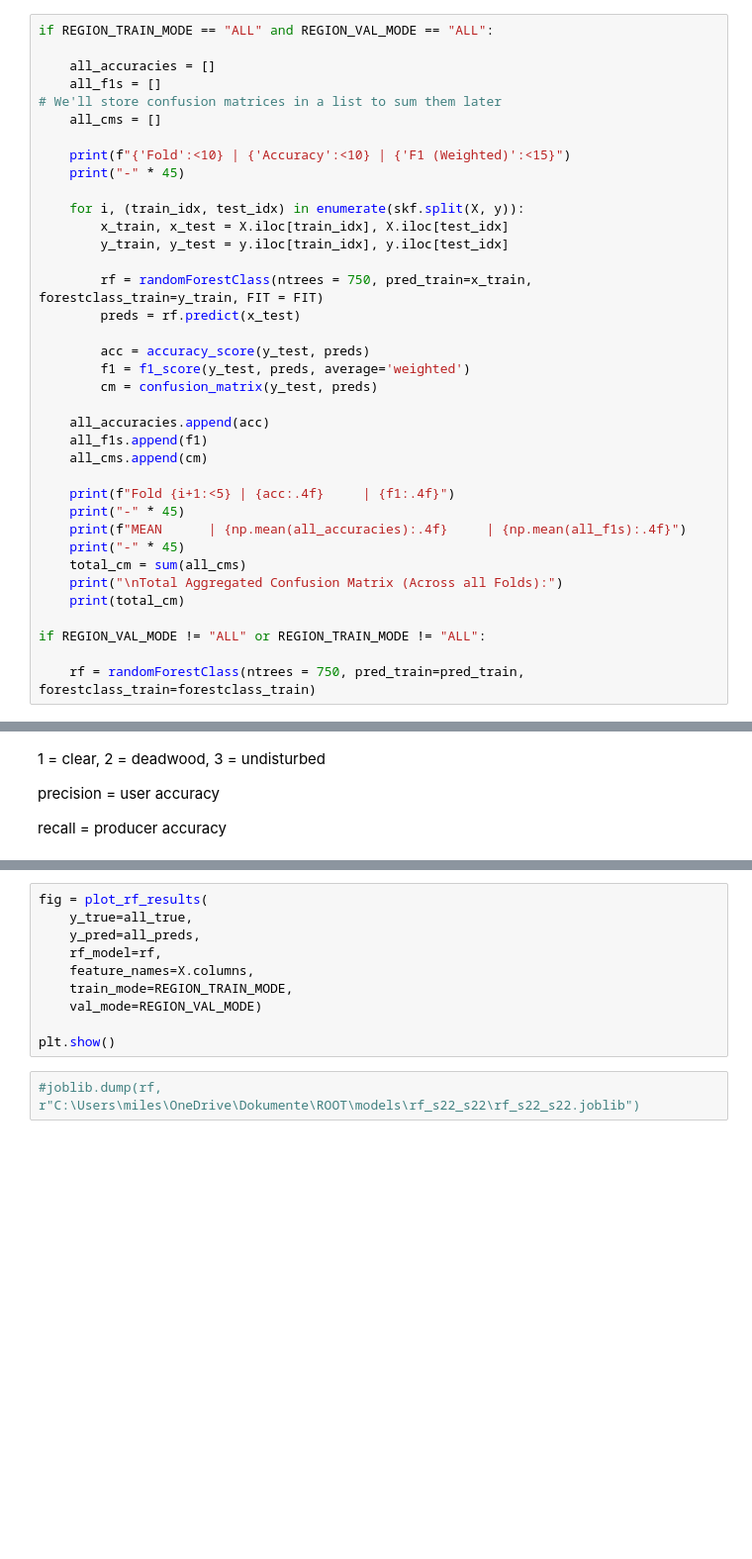
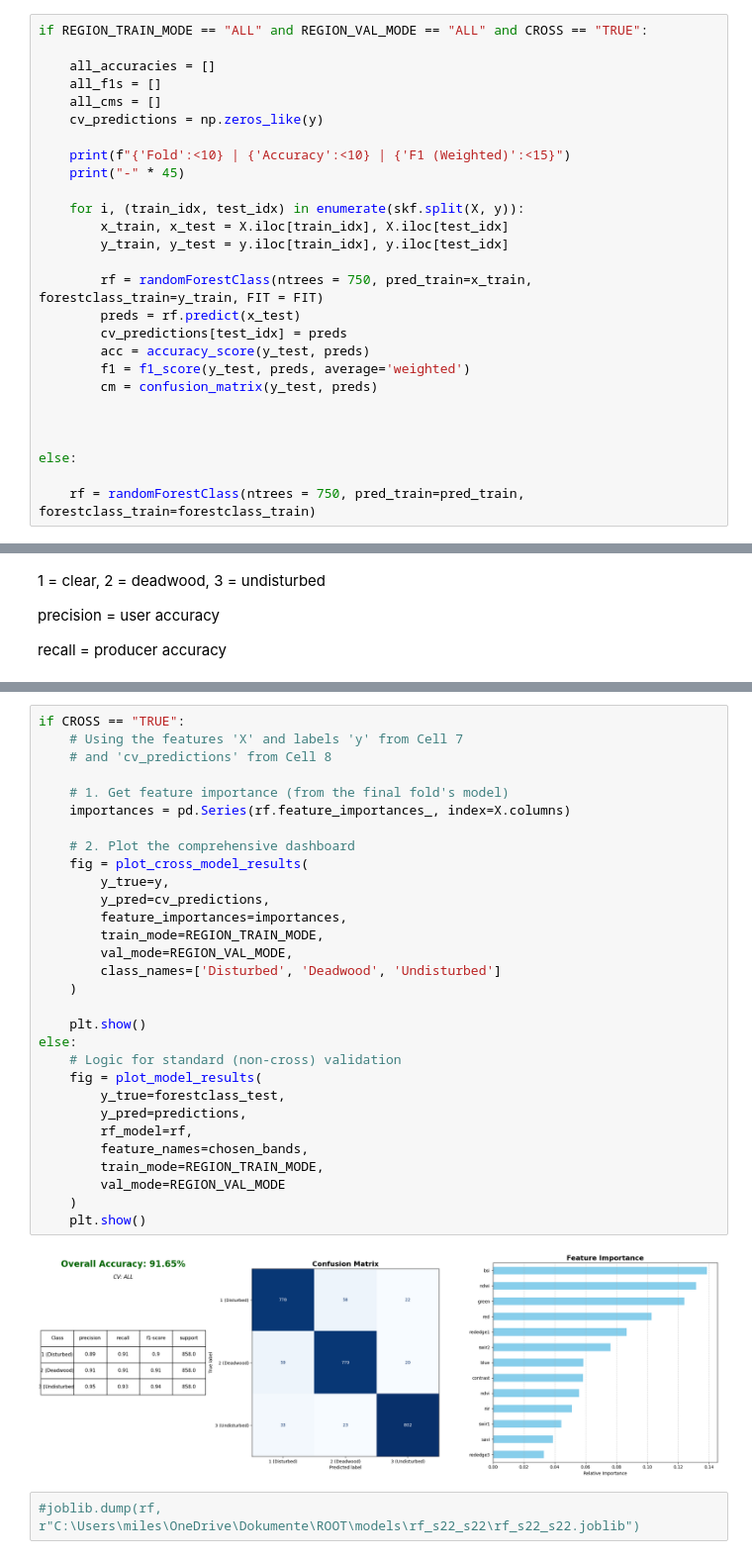
Before and after one commit to milesberberich/ROOT, a Jupyter notebook: RF_TRAINING.ipynb, the cells around one changed output, grey strips where cells are left out. Shown at 99% size. Cells and saved outputs as stored; diff of their text form; blank space fills up the shorter version.

Commit message:
added simplified version for RF_TRAINING

```diff
--- a/RF_TRAINING.ipynb
+++ b/RF_TRAINING.ipynb
@@ -297,12 +313,12 @@ Cross validation will be used
 # %% [markdown]
 ### 3.1 Training
 # %%
-if REGION_TRAIN_MODE == "ALL" and REGION_VAL_MODE == "ALL":
+if REGION_TRAIN_MODE == "ALL" and REGION_VAL_MODE == "ALL" and CROSS == "TRUE":
 
     all_accuracies = []
     all_f1s = []
-# We'll store confusion matrices in a list to sum them later
     all_cms = []
+    cv_predictions = np.zeros_like(y)
 
     print(f"{'Fold':<10} | {'Accuracy':<10} | {'F1 (Weighted)':<15}")
     print("-" * 45)
@@ -313,24 +329,14 @@ if REGION_TRAIN_MODE == "ALL" and REGION_VAL_MODE == "ALL":
 
         rf = randomForestClass(ntrees = 750, pred_train=x_train, forestclass_train=y_train, FIT = FIT)
         preds = rf.predict(x_test)
-
+        cv_predictions[test_idx] = preds
         acc = accuracy_score(y_test, preds)
         f1 = f1_score(y_test, preds, average='weighted')
         cm = confusion_matrix(y_test, preds)
 
-    all_accuracies.append(acc)
-    all_f1s.append(f1)
-    all_cms.append(cm)
 
-    print(f"Fold {i+1:<5} | {acc:.4f}     | {f1:.4f}")
-    print("-" * 45)
-    print(f"MEAN      | {np.mean(all_accuracies):.4f}     | {np.mean(all_f1s):.4f}")
-    print("-" * 45)
-    total_cm = sum(all_cms)
-    print("\nTotal Aggregated Confusion Matrix (Across all Folds):")
-    print(total_cm)
 
-if REGION_VAL_MODE != "ALL" or REGION_TRAIN_MODE != "ALL":
+else:
 
     rf = randomForestClass(ntrees = 750, pred_train=pred_train, forestclass_train=forestclass_train)
 # %% [output]
@@ -413,12 +386,34 @@ print(confusion_matrix)
 # %%
-fig = plot_rf_results(
-    y_true=all_true,
-    y_pred=all_preds,
-    rf_model=rf,
-    feature_names=X.columns,
-    train_mode=REGION_TRAIN_MODE,
-    val_mode=REGION_VAL_MODE)
+if CROSS == "TRUE":
+    # Using the features 'X' and labels 'y' from Cell 7
+    # and 'cv_predictions' from Cell 8
 
-plt.show()
+    # 1. Get feature importance (from the final fold's model)
+    importances = pd.Series(rf.feature_importances_, index=X.columns)
+
+    # 2. Plot the comprehensive dashboard
+    fig = plot_cross_model_results(
+        y_true=y,
+        y_pred=cv_predictions,
+        feature_importances=importances,
+        train_mode=REGION_TRAIN_MODE,
+        val_mode=REGION_VAL_MODE,
+        class_names=['Disturbed', 'Deadwood', 'Undisturbed']
+    )
+
+    plt.show()
+else:
+    # Logic for standard (non-cross) validation
+    fig = plot_model_results(
+        y_true=forestclass_test,
+        y_pred=predictions,
+        rf_model=rf,
+        feature_names=chosen_bands,
+        train_mode=REGION_TRAIN_MODE,
+        val_mode=REGION_VAL_MODE
+    )
+    plt.show()
+# %% [output]
+[figure, added]
 # %%
 #joblib.dump(rf, r"C:\Users\miles\OneDrive\Dokumente\ROOT\models\rf_s22_s22\rf_s22_s22.joblib")
```
Also changed, not shown: parts of 9 cells of this notebook, 2 other files.
